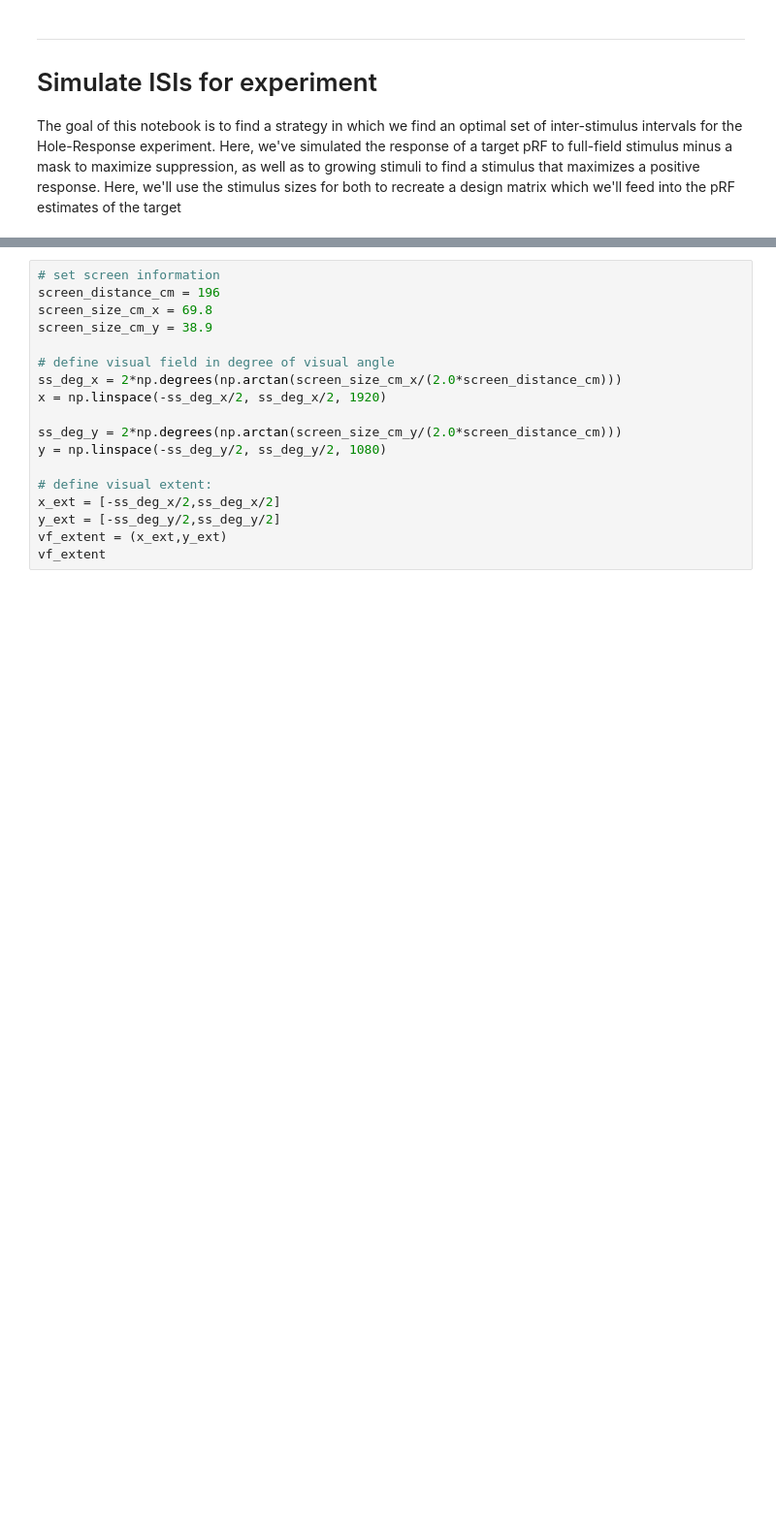
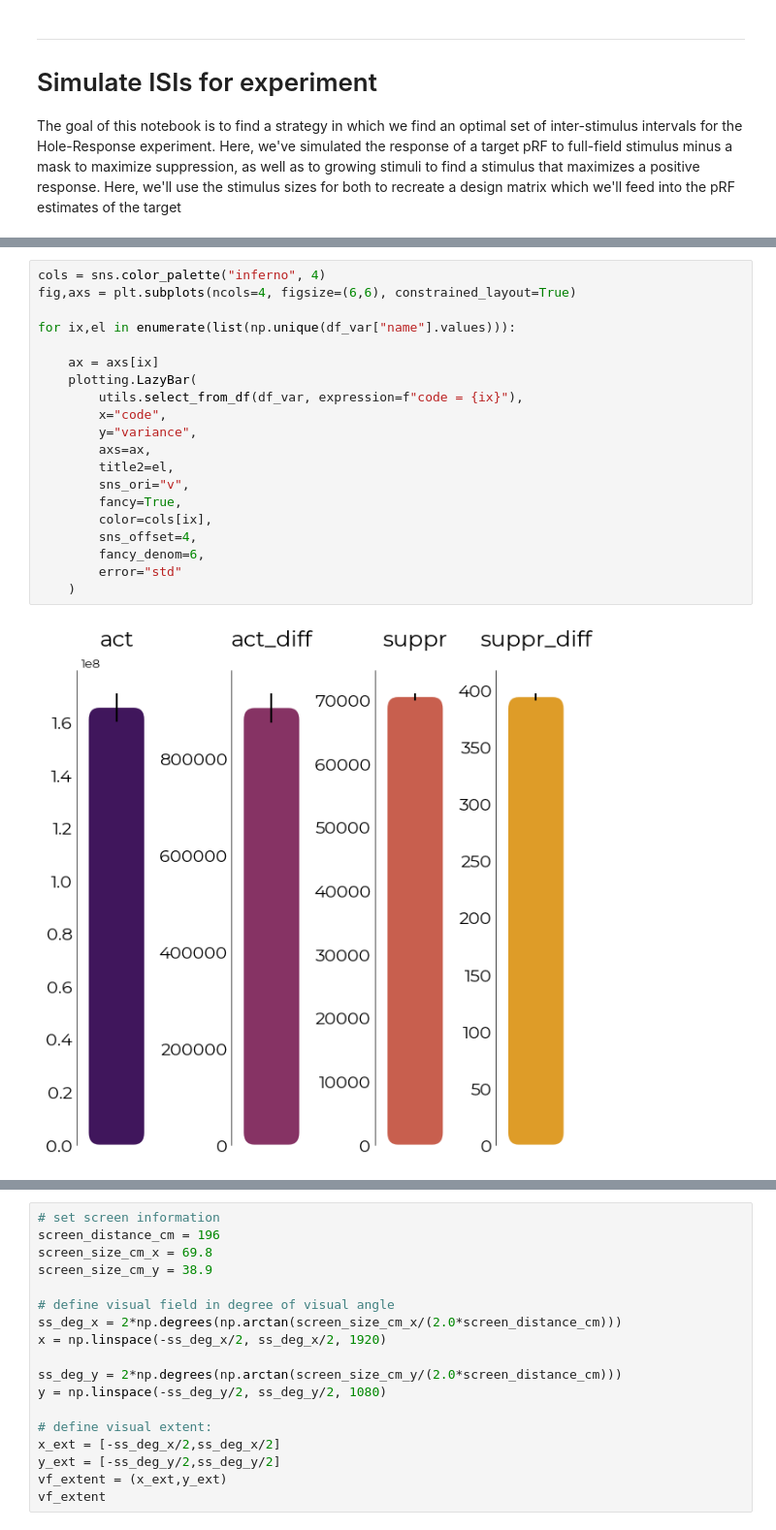
Before and after one commit to spinoza-centre/holeresponse, a Jupyter notebook: notebooks/simulate_isi.ipynb, the cells around one changed output, grey strips where cells are left out. Shown at 97% size. Saved outputs shown, nothing was run; the diff lists cells and outputs as text; blank space fills up the shorter version.

```diff
--- a/notebooks/simulate_isi.ipynb
+++ b/notebooks/simulate_isi.ipynb
@@ -39,0 +205,22 @@ pars
+# %%
+cols = sns.color_palette("inferno", 4)
+fig,axs = plt.subplots(ncols=4, figsize=(6,6), constrained_layout=True)
+
+for ix,el in enumerate(list(np.unique(df_var["name"].values))):
+
+    ax = axs[ix]
+    plotting.LazyBar(
+        utils.select_from_df(df_var, expression=f"code = {ix}"),
+        x="code",
+        y="variance",
+        axs=ax,
+        title2=el,
+        sns_ori="v",
+        fancy=True,
+        color=cols[ix],
+        sns_offset=4,
+        fancy_denom=6,
+        error="std"
+    )
+# %% [output]
+[figure, added]
```
Also changed, not shown: parts of 18 cells of this notebook.
